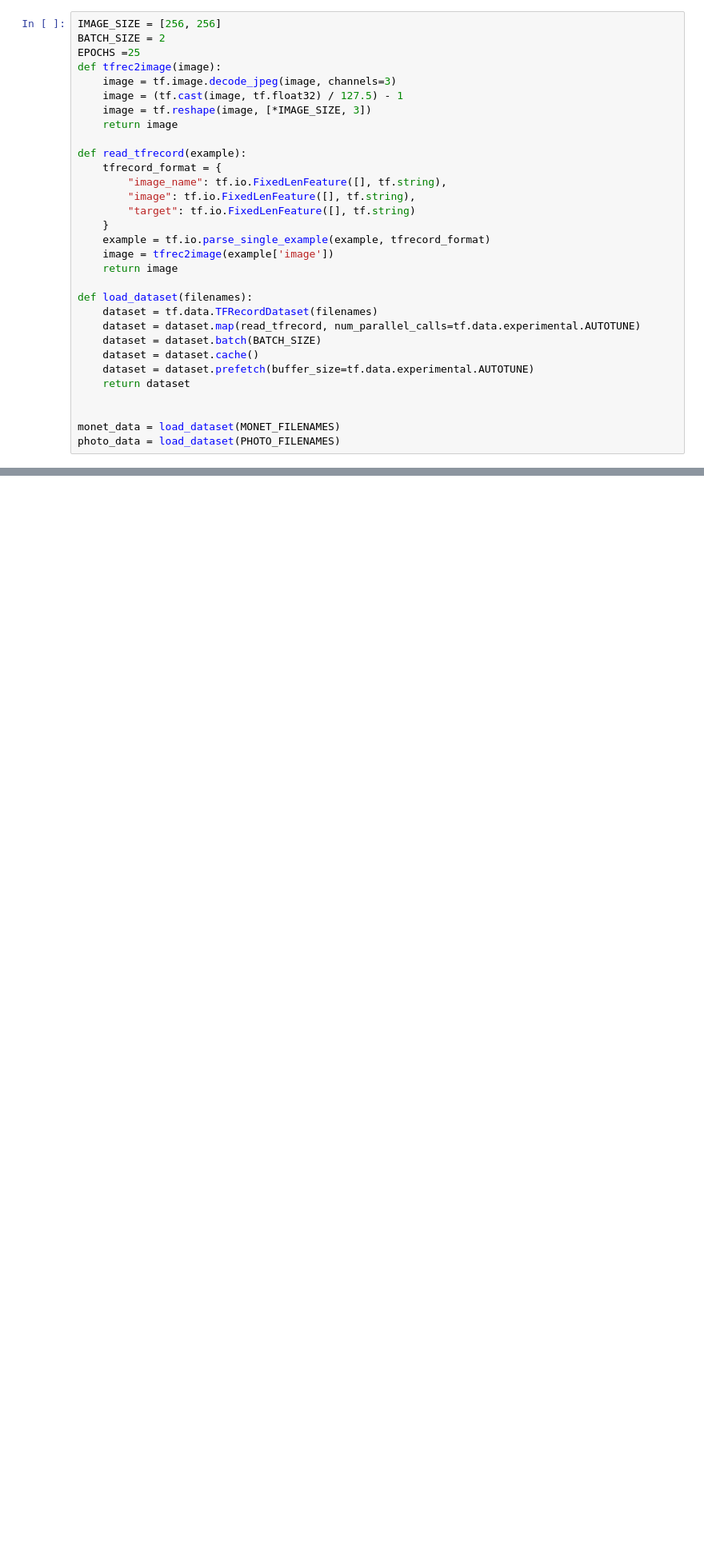
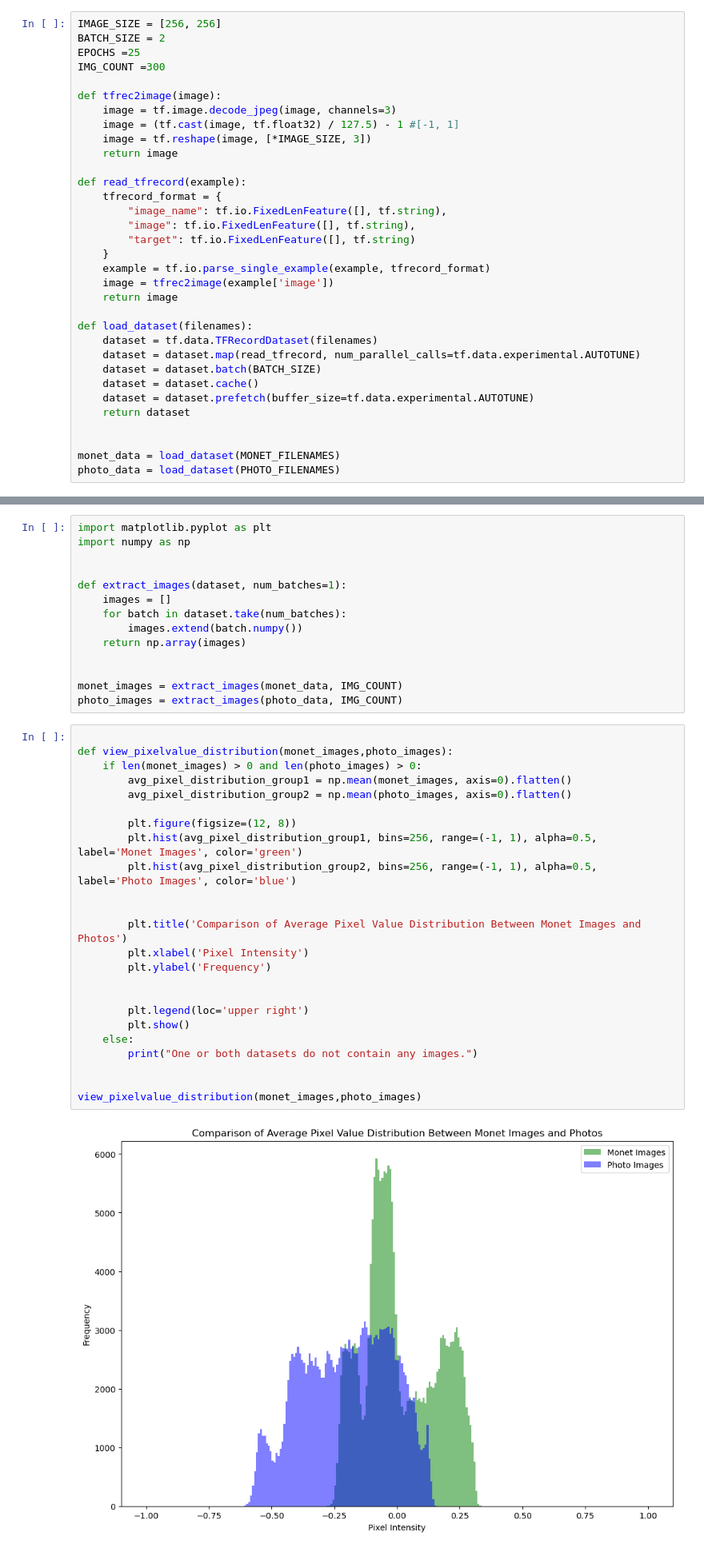
Before and after one commit to zpeople/Monet_cycleGAN, a Jupyter notebook: Monet.ipynb, the cells around one changed output, grey strips where cells are left out. Shown at 80% size. Saved outputs shown, nothing was run; the diff lists cells and outputs as text; blank space fills up the shorter version.

```diff
--- a/Monet.ipynb
+++ b/Monet.ipynb
@@ -97,9 +133,11 @@ Load TFRecord to Image
 IMAGE_SIZE = [256, 256]
 BATCH_SIZE = 2
 EPOCHS =25
+IMG_COUNT =300
+
 def tfrec2image(image):
     image = tf.image.decode_jpeg(image, channels=3)
-    image = (tf.cast(image, tf.float32) / 127.5) - 1
+    image = (tf.cast(image, tf.float32) / 127.5) - 1 #[-1, 1]
     image = tf.reshape(image, [*IMAGE_SIZE, 3])
     return image
 
@@ -128,0 +199,40 @@ Augment data
+# %%
+import matplotlib.pyplot as plt
+import numpy as np
+
+
+def extract_images(dataset, num_batches=1):
+    images = []
+    for batch in dataset.take(num_batches):
+        images.extend(batch.numpy())
+    return np.array(images)
+
+
+monet_images = extract_images(monet_data, IMG_COUNT)
+photo_images = extract_images(photo_data, IMG_COUNT)
+# %%
+
+def view_pixelvalue_distribution(monet_images,photo_images):
+    if len(monet_images) > 0 and len(photo_images) > 0:
+        avg_pixel_distribution_group1 = np.mean(monet_images, axis=0).flatten()
+        avg_pixel_distribution_group2 = np.mean(photo_images, axis=0).flatten()
+
+        plt.figure(figsize=(12, 8))
+        plt.hist(avg_pixel_distribution_group1, bins=256, range=(-1, 1), alpha=0.5, label='Monet Images', color='green')
+        plt.hist(avg_pixel_distribution_group2, bins=256, range=(-1, 1), alpha=0.5, label='Photo Images', color='blue')
+
+
+        plt.title('Comparison of Average Pixel Value Distribution Between Monet Images and Photos')
+        plt.xlabel('Pixel Intensity')
+        plt.ylabel('Frequency')
+
+
+        plt.legend(loc='upper right')
+        plt.show()
+    else:
+        print("One or both datasets do not contain any images.")
+
+
+view_pixelvalue_distribution(monet_images,photo_images)
+# %% [output]
+[figure, added]
```
Also changed, not shown: parts of 59 cells of this notebook.
